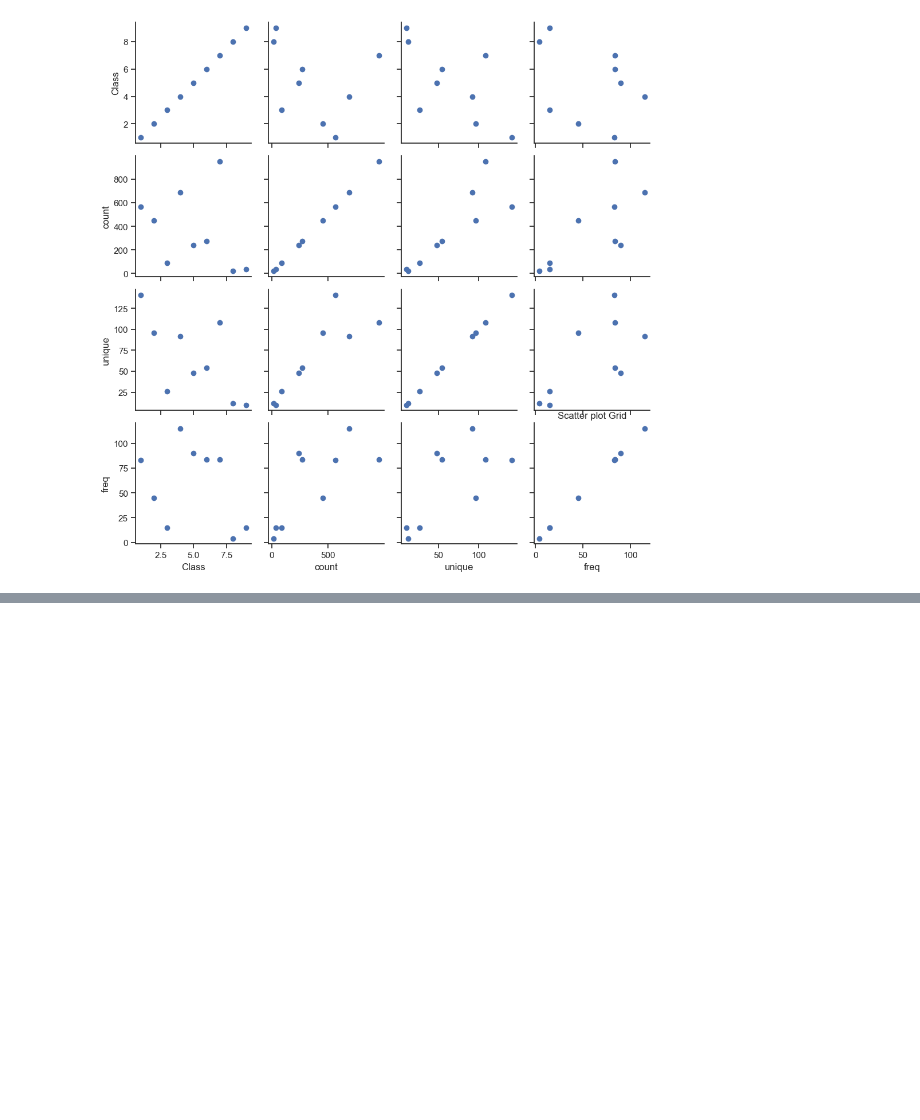
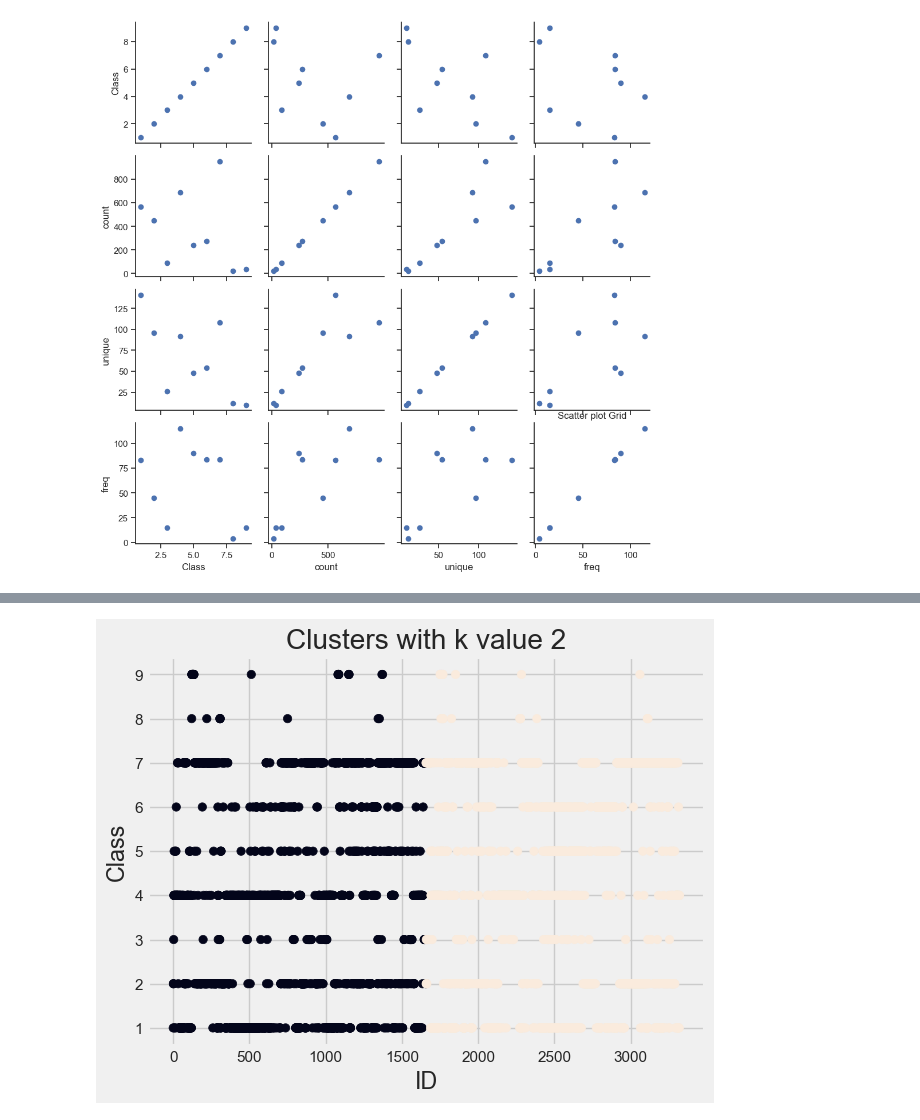
Before and after one commit to manasakolavennu/MLProject, a Jupyter notebook: ML Project.ipynb, the cells around one changed output, grey strips where cells are left out. Saved outputs shown, nothing was run; the diff lists cells and outputs as text; code cells hidden in the pictures; blank space fills up the shorter version.

```diff
--- a/ML Project.ipynb
+++ b/ML Project.ipynb
@@ -965,0 +911,14 @@ print(model.cluster_centroids_)
+# %%
+kmeans3 = KMeans(n_clusters=2)
+kmeans3.fit(fin_clus_dataset_num)
+
+x=fin_clus_dataset_num.iloc[:,0] ## ID
+y=fin_clus_dataset_num.iloc[:,1] ## CLASS
+
+plt.scatter(x, y, c=kmeans3.labels_)
+plt.title('Clusters with k value 2')
+plt.xlabel('ID')
+plt.ylabel('Class')
+plt.show()
+# %% [output]
+[figure, added]
```
Also changed, not shown: parts of 77 cells of this notebook.
